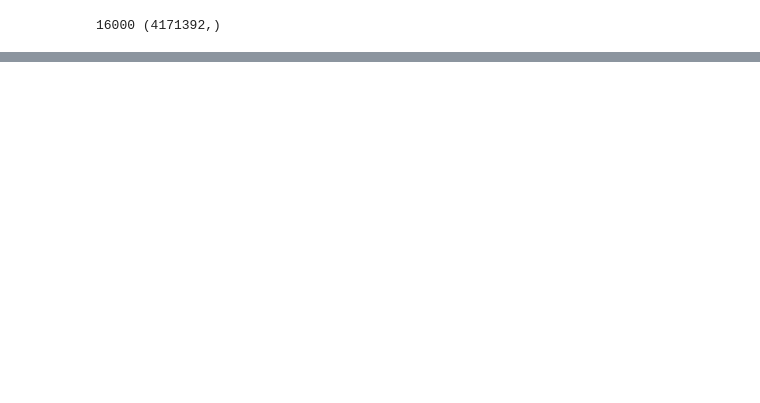
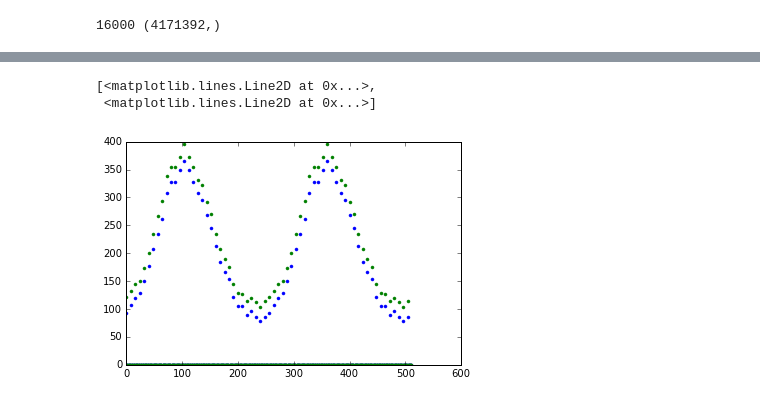
Before and after one commit to dpwe/elene4896, a Jupyter notebook: prac12/e4896_prac12_fprint.ipynb, the cells around one changed output, grey strips where cells are left out. Drawn from its saved outputs; the diff is of its cells as text; code cells hidden in the pictures; blank space fills up the shorter version.

```diff
--- a/prac12/e4896_prac12_fprint.ipynb
+++ b/prac12/e4896_prac12_fprint.ipynb
@@ -54,12 +56,11 @@ len(peaks)= 1832
 frame_rate= 62.5 Hz
 # %%
 # Plot the peaks that were found over the equivalent spectrogram.
-sgram = np.abs(librosa.stft(d, n_fft=512, hop_length=256))
+sgram = np.abs(librosa.stft(y, n_fft=512, hop_length=256))
 plt.figure(figsize=(10,5))
 my_imshow(20*np.log10(np.maximum(1e-3, sgram)))
-x = [p[0] for p in peaks]
-y = [p[1] for p in peaks]
-plot(x, y, '.r')
+peaks = np.array(peaks)
+plot(peaks[:, 0], peaks[:, 1], '.r')
 xlim([1000, 1500])
 ylim([0, 256])
 xlabel("time / frames")
@@ -274,7 +275,7 @@ IPython.display.Audio(url=url)
 http://labrosa.ee.columbia.edu:8013/uspop/beatles/Abbey_Road/01-Come_Together.mp3
 [interactive output not drawn]
 # %%
-# Read the mp3 file at a URL into the workspace as a waveform.
+# And we can read the mp3 file at a URL into the workspace as a waveform.
 import urllib2
 import tempfile
 
@@ -290,8 +291,8 @@ def read_mp3_from_url(url, sr=None):
     os.remove(handle.name)
     return y, sr
 
-y, sr = read_mp3_from_url(url)
-print(sr, y.shape)
+r_y, sr = read_mp3_from_url(url)
+print(sr, r_y.shape)
 # %% [output]
 16000 (4171392,)
 # %%
@@ -308,7 +309,7 @@ IPython.display.Audio(data=data, rate=sr)
 [interactive output not drawn]
 # %%
 # Define a function to take a waveform and return the matches.
-def match_waveform(y, sr, database, analyzer, matcher):
+def match_waveform(y, sr, database, analyzer, matcher, verbose=False):
     """Convert waveform to hashes, return match result."""
     peaks = analyzer.find_peaks(y, sr)
     landmarks = np.array(analyzer.peaks2landmarks(peaks))
@@ -316,10 +317,11 @@ def match_waveform(y, sr, database, analyzer, matcher):
     match_results = matcher.match_hashes(database, query_hashes)
     for index, result in enumerate(match_results):
         track_id, match_count, time_offset, raw_count = result[:4]
-        print("Match", index, ":", track_name(database, track_id),
-              "aligned", match_count, "of", raw_count, "raw hash matches",
-              "at time offset", time_offset)
-    return match_results
+        if verbose:
+            print("Match", index, ":", track_name(database, track_id),
+                  "aligned", match_count, "of", raw_count, "raw hash matches",
+                  "at time offset", time_offset)
+    return match_results, query_hashes
 
-results = match_waveform(y, sr, database, analyzer, matcher)
+results, _ = match_waveform(y, sr, database, analyzer, matcher, verbose=True)
 # %% [output]
@@ -351,0 +391,10 @@ array([[7740,  571,    2,  599,    0,    0,    0],
+# %%
+results = np.zeros((512, 2))
+for i in xrange(0, 512, 8):
+    result, _= match_waveform(np.hstack([np.zeros(i), y]), sr, database, analyzer, matcher)
+    results[i] = result[0, [1, 3]]
+plot(np.arange(512), results, '.')
+# %% [output]
+[<matplotlib.lines.Line2D at 0x...>,
+ <matplotlib.lines.Line2D at 0x...>]
+[figure, added]
```
Also changed, not shown: parts of 13 cells of this notebook.
